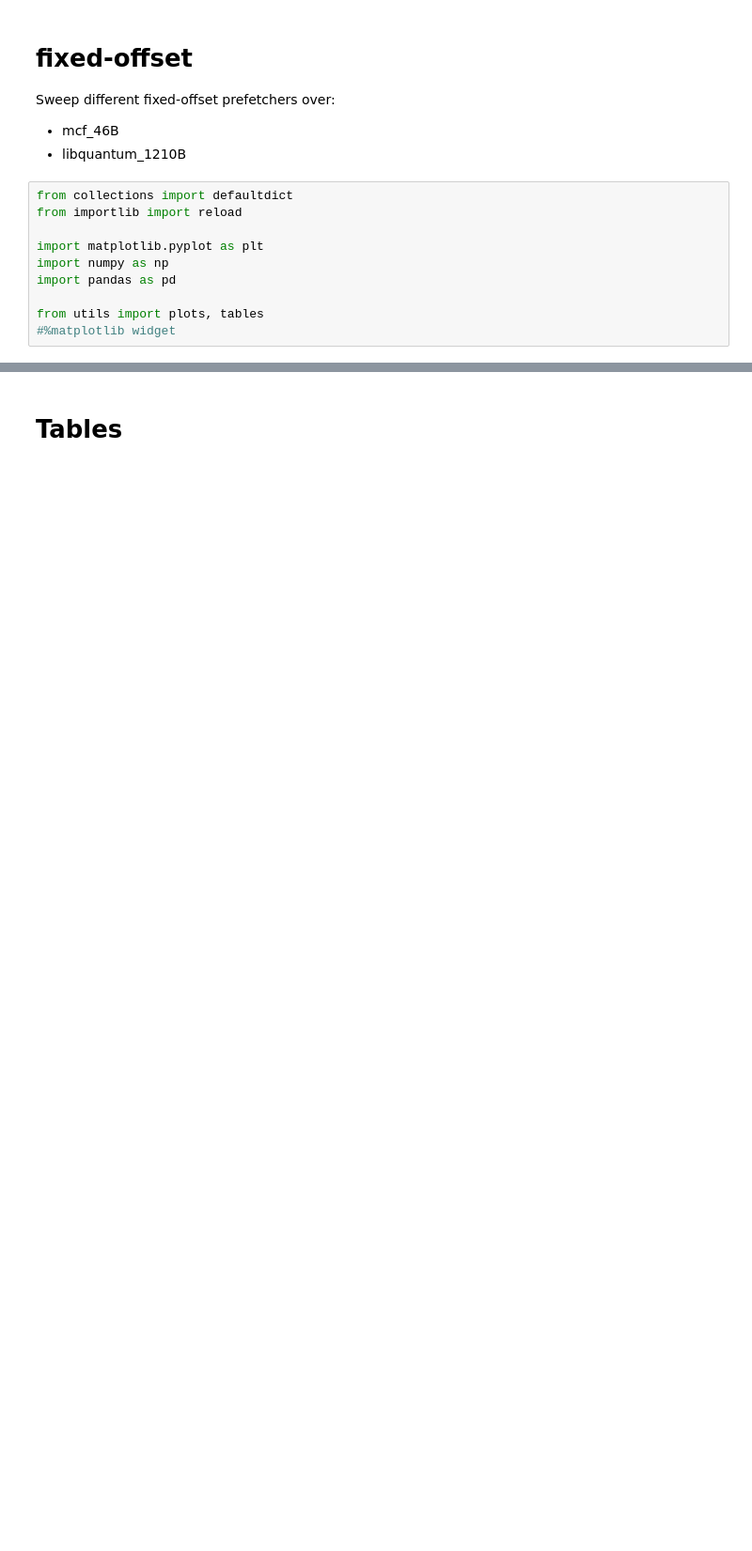
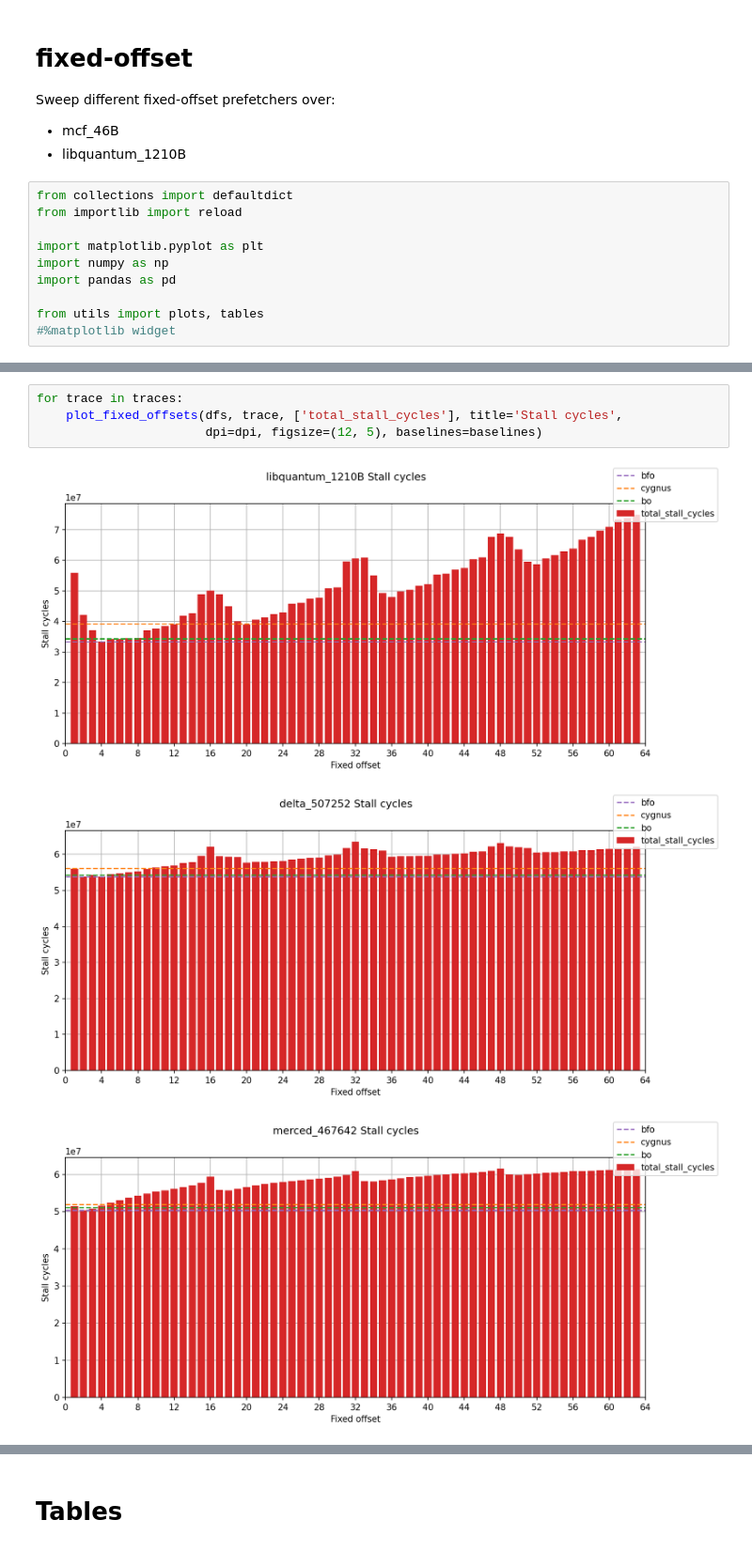
Before and after one commit to cmolder/pythia-analysis, a Jupyter notebook: fixed-offset.ipynb, the cells around one changed output, grey strips where cells are left out. Shown at 94% size. Saved outputs shown, nothing was run; the diff lists cells and outputs as text; blank space fills up the shorter version.

```diff
--- a/fixed-offset.ipynb
+++ b/fixed-offset.ipynb
@@ -152,0 +105,8 @@ for metric in metrics:
+# %%
+for trace in traces:
+    plot_fixed_offsets(dfs, trace, ['total_stall_cycles'], title='Stall cycles',
+                       dpi=dpi, figsize=(12, 5), baselines=baselines)
+# %% [output]
+[figure, added]
+[figure, added]
+[figure, added]
```
Also changed, not shown: parts of 41 cells of this notebook, 5 other files.
